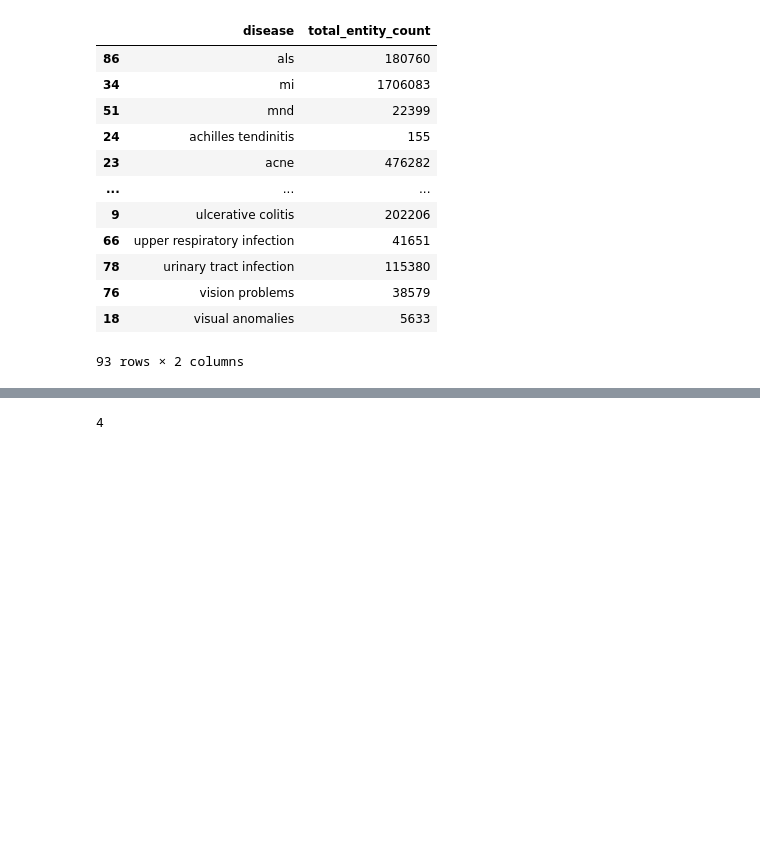
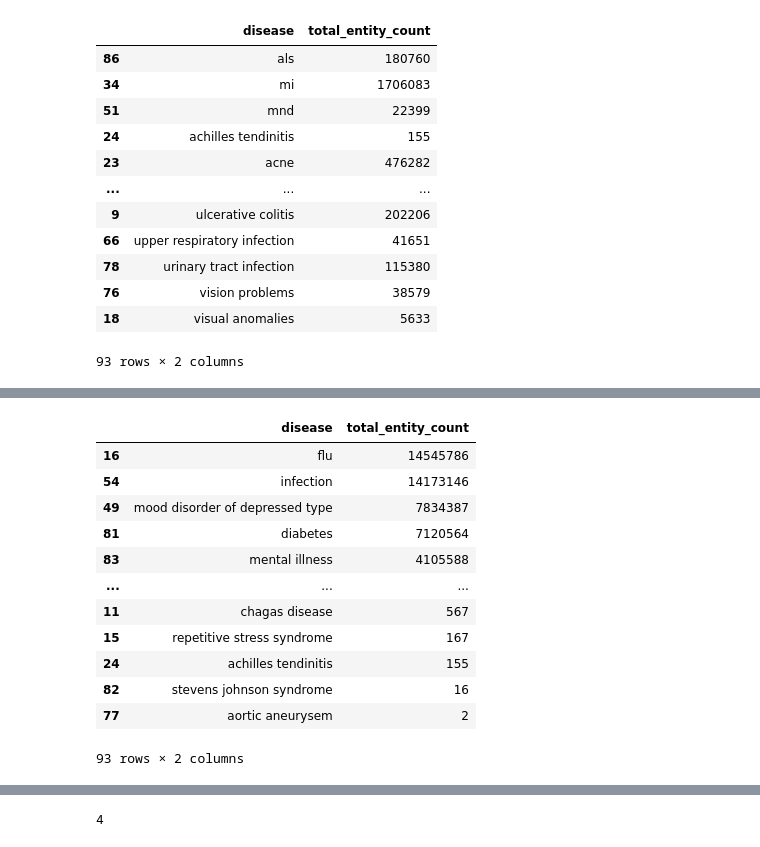
Before and after one commit to shan23chen/Cross-Care, a Jupyter notebook: propagation_eval/section1/co_occurence_count_analysis.ipynb, the cells around one changed output, grey strips where cells are left out. Drawn from its saved outputs; the diff is of its cells as text; code cells hidden in the pictures; blank space fills up the shorter version.

```diff
--- a/propagation_eval/section1/co_occurence_count_analysis.ipynb
+++ b/propagation_eval/section1/co_occurence_count_analysis.ipynb
@@ -119,0 +193,18 @@ d_total_counts
+# %%
+# sort d_total_counts based on disease
+d_total_counts = d_total_counts.sort_values('total_entity_count', ascending=False)
+d_total_counts
+# %% [output]
+|  | disease | total_entity_count |
+| 16 | flu | 14545786 |
+| 54 | infection | 14173146 |
+| 49 | mood disorder of depressed type | 7834387 |
+| 81 | diabetes | 7120564 |
+| 83 | mental illness | 4105588 |
+| ... | ... | ... |
+| 11 | chagas disease | 567 |
+| 15 | repetitive stress syndrome | 167 |
+| 24 | achilles tendinitis | 155 |
+| 82 | stevens johnson syndrome | 16 |
+| 77 | aortic aneurysem | 2 |
+93 rows × 2 columns
```
Also changed, not shown: parts of 5 cells of this notebook, 7 other files.
